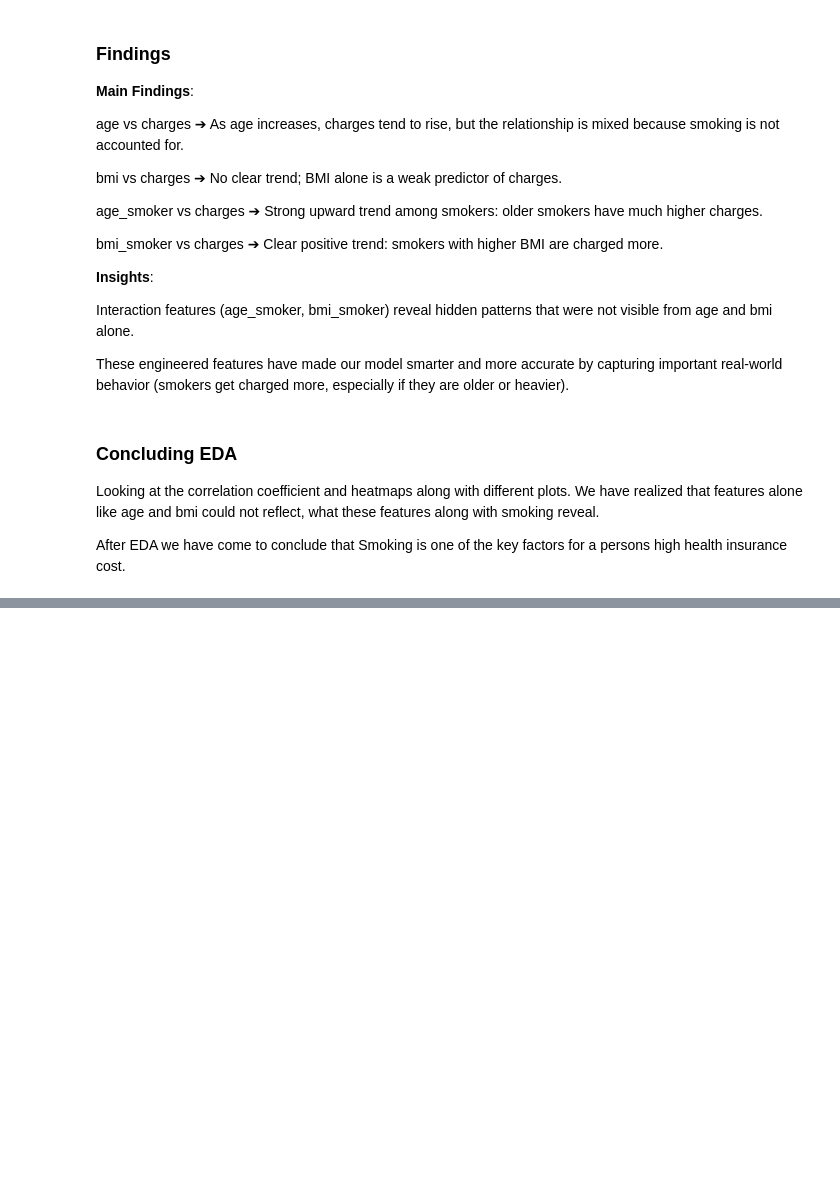
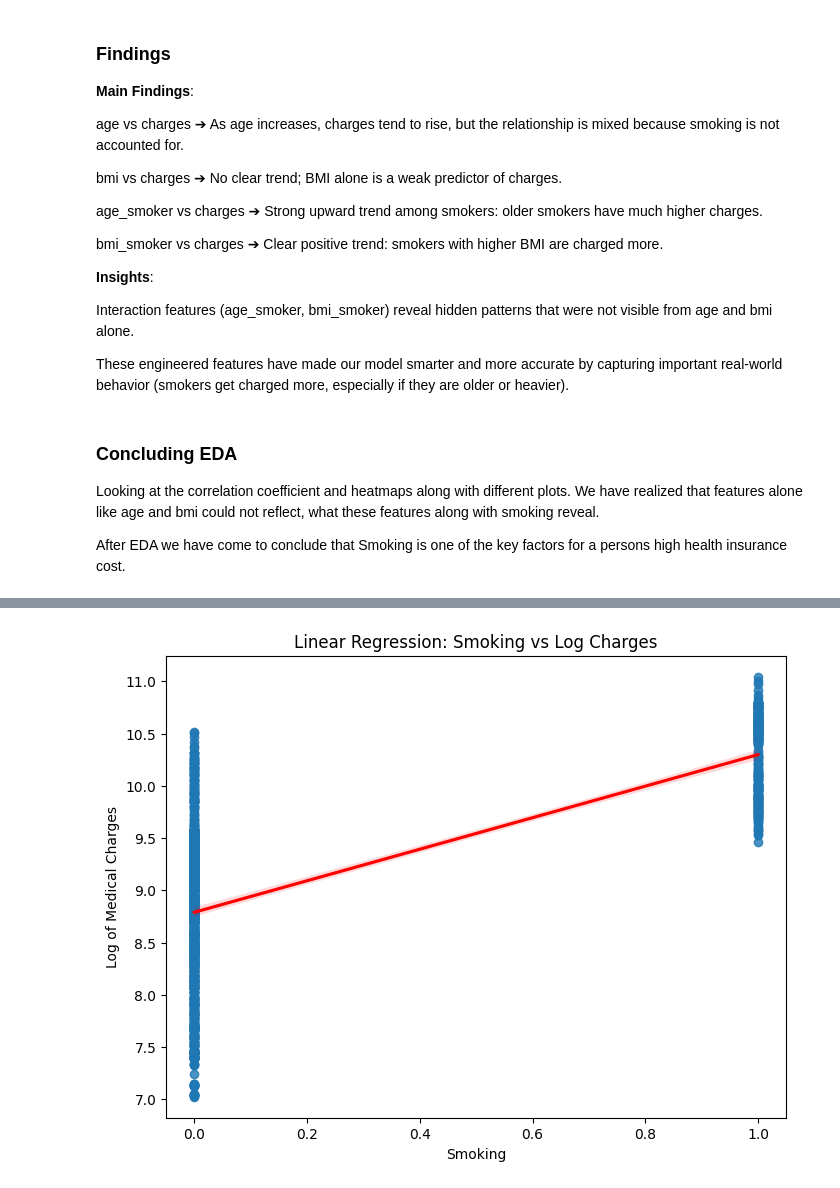
Before and after one commit to shayar/ProblemSolvingwithDataScience, a Jupyter notebook: HealthInsuranceCostPrediction/Python/HealthInsuranceCostPrediction.ipynb, the cells around one changed output, grey strips where cells are left out. Cells and saved outputs as stored; diff of their text form; code cells hidden in the pictures; blank space fills up the shorter version.

```diff
--- a/HealthInsuranceCostPrediction/Python/HealthInsuranceCostPrediction.ipynb
+++ b/HealthInsuranceCostPrediction/Python/HealthInsuranceCostPrediction.ipynb
@@ -350,0 +480,10 @@ After EDA we have come to conclude that Smoking is one of the key factors for a
+# %%
+# Ploting smoking vs log(charges) with regression line
+plt.figure(figsize=(8,6))
+sns.regplot(x='smoker_yes', y='charges', data=df, line_kws={"color":"red"})
+plt.title('Linear Regression: Smoking vs Log Charges')
+plt.xlabel('Smoking')
+plt.ylabel('Log of Medical Charges')
+plt.show()
+# %% [output]
+[figure, added]
```
Also changed, not shown: parts of 26 cells of this notebook.
